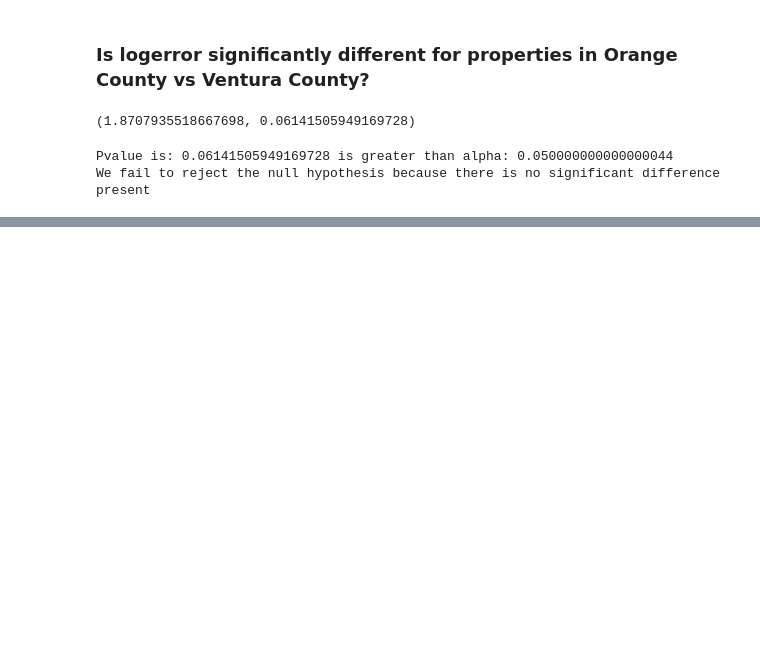
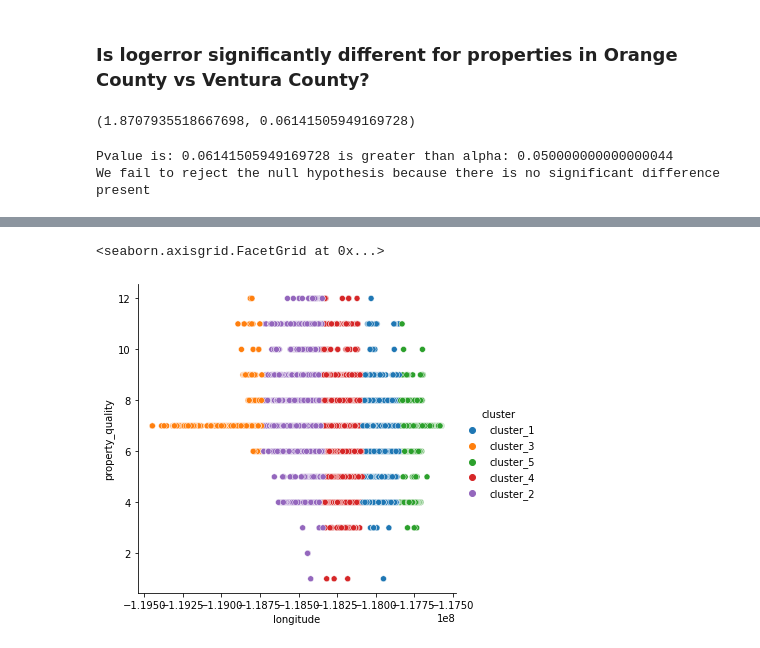
Before and after one commit to SKG-ZillowClusteringProject/zillow_clustering_project, a Jupyter notebook: notebooks/Lori.ipynb, the cells around one changed output, grey strips where cells are left out. Drawn from its saved outputs; the diff is of its cells as text; code cells hidden in the pictures; blank space fills up the shorter version.

```diff
--- a/notebooks/Lori.ipynb
+++ b/notebooks/Lori.ipynb
@@ -462,0 +517,8 @@ TypeError: '<' not supported between instances of 'str' and 'int'
+# %%
+kmeans = KMeans(n_clusters=5).fit(X)
+train['cluster'] = kmeans.predict(X)
+train.cluster = 'cluster_' + (train.cluster + 1).astype('str')
+sns.relplot(data=train, x='longitude', y='property_quality', hue='cluster')
+# %% [output]
+<seaborn.axisgrid.FacetGrid at 0x...>
+[figure, added]
```
Also changed, not shown: parts of 11 cells of this notebook.
